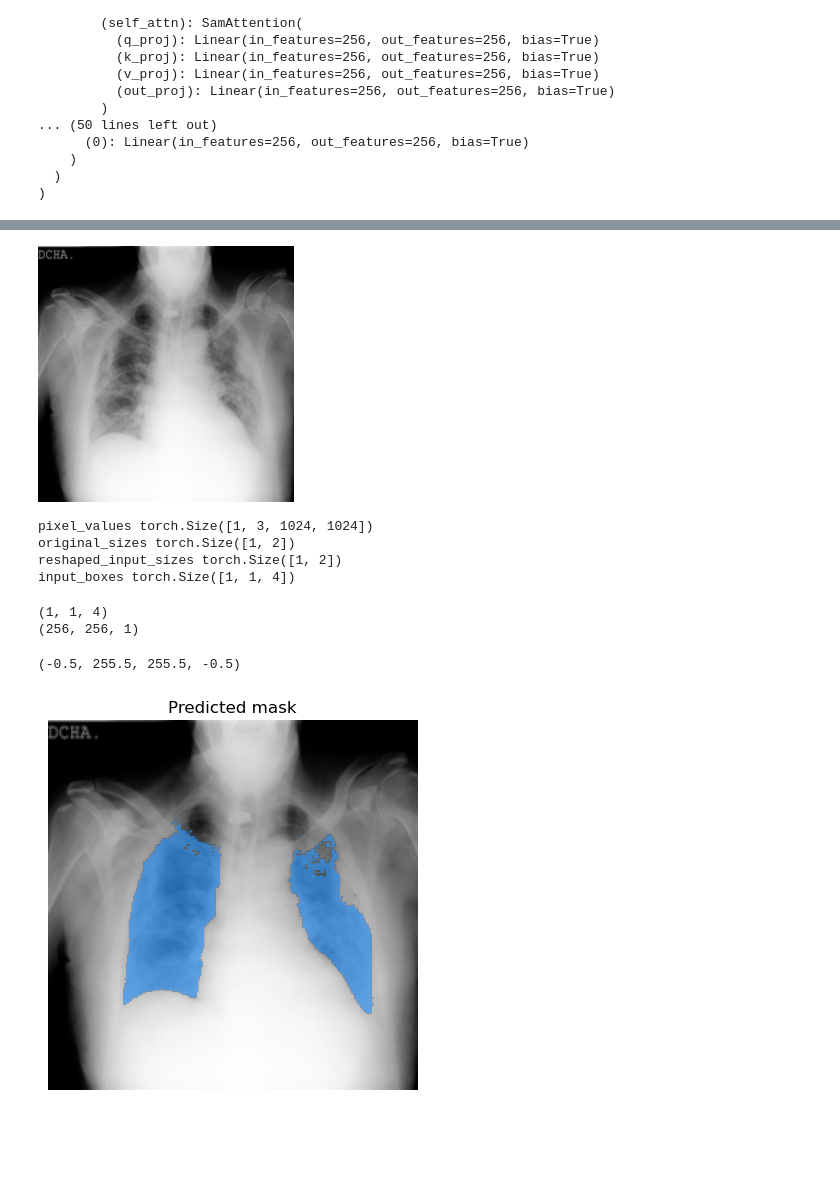
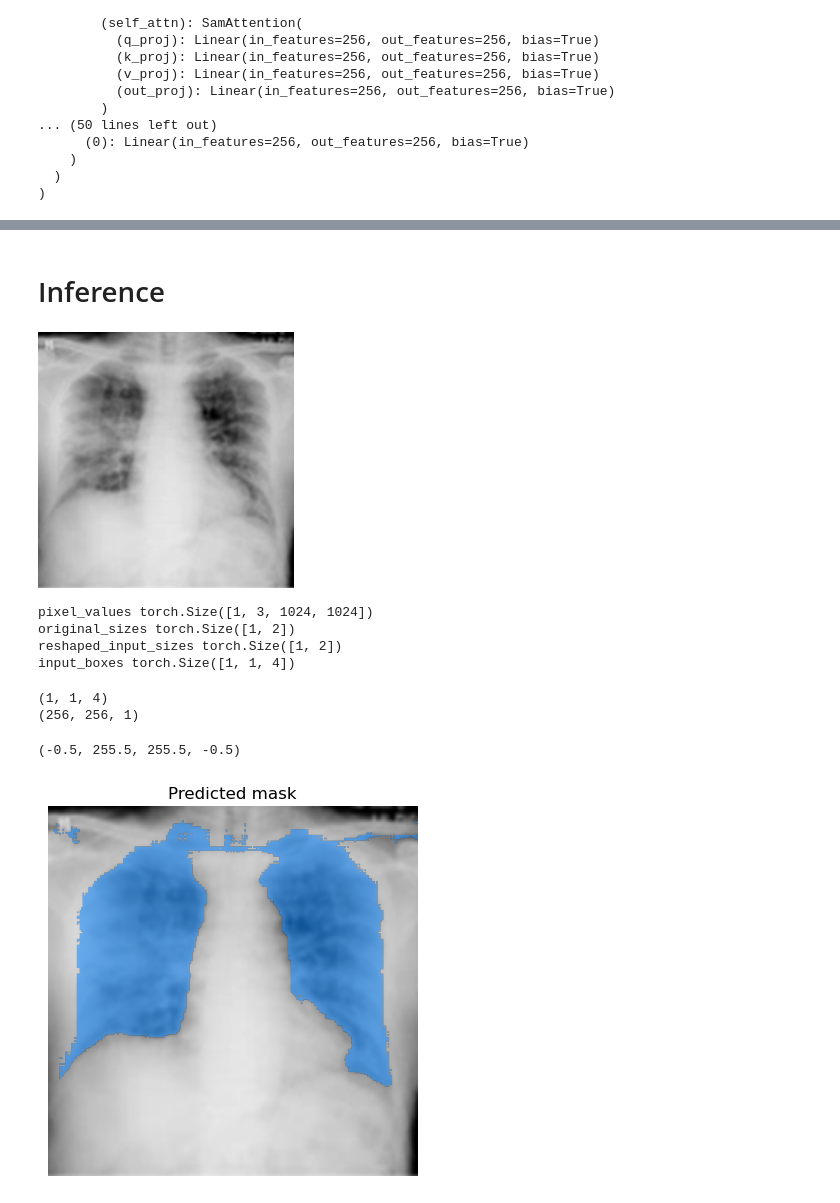
Before and after one commit to oliverc1623/cahsi-project, a Jupyter notebook: qata-covid19-sam-finetune.ipynb, the cells around one changed output, grey strips where cells are left out. Drawn from its saved outputs; the diff is of its cells as text; code cells hidden in the pictures; blank space fills up the shorter version.

```diff
--- a/qata-covid19-sam-finetune.ipynb
+++ b/qata-covid19-sam-finetune.ipynb
@@ -21,3 +25,10 @@ def create_dataset(images, labels):
     dataset = dataset.cast_column("image", Image())
     dataset = dataset.cast_column("label", Image())
     return dataset
+
+def process_data(image_file, mask=False):
+    image = PIL.Image.open(image_file)
+    if not mask:
+        image = image.convert("RGB")
+    image = image.resize((256, 256), PIL.Image.BILINEAR)
+    return np.array(image)
@@ -24,7 +37,13 @@ def create_dataset(images, labels):
 # %%
+subset_size = 130
+
 train_filelist_xray = sorted(glob.glob('datasets/QaTa-COV19/QaTa-COV19-v2/Train Set/Images/*.png'), key=numericalSort)
-x_train = np.array([np.array(PIL.Image.open(file_xray).convert("RGB").resize((256, 256), PIL.Image.BILINEAR)) for file_xray in train_filelist_xray[:130]])
+x_train = np.array([process_data(file_xray) for file_xray in train_filelist_xray[:subset_size]])
 
 masks = sorted(glob.glob('datasets/QaTa-COV19/QaTa-COV19-v2/Train Set/Ground-truths/*.png'), key=numericalSort)
-y_train = np.array([np.array(PIL.Image.open(m).resize((256, 256), PIL.Image.BILINEAR)) for m in masks[:130]])
+y_train = np.array([process_data(m, mask=True) for m in masks[:subset_size]])
+# binarize mask
 y_train[y_train > 0] = 1
+
+print(f"Train data shape: {x_train.shape}")
+print(f"Labels (masks) data shape: {y_train.shape}")
@@ -258,15 +244,17 @@ Mean loss: 0.31190748260571405
+# %% [markdown]
+# Inference
 # %%
 import numpy as np
 from PIL import Image
 
 # let's take a random training example
-idx = 10
+idx = 3
 
 # load image
 image = dataset[idx]["image"]
 image
 # %% [output]
-[figure, old version]
+[figure, new version]
 # %%
 # get box prompt based on ground truth segmentation map
 ground_truth_mask = np.array(dataset[idx]["label"])
@@ -315,4 +303,4 @@ axes.axis("off")
 (1, 1, 4)
 (256, 256, 1)
 (-0.5, 255.5, 255.5, -0.5)
-[figure, old version]
+[figure, new version]
```
Also changed, not shown: parts of 19 cells of this notebook.
